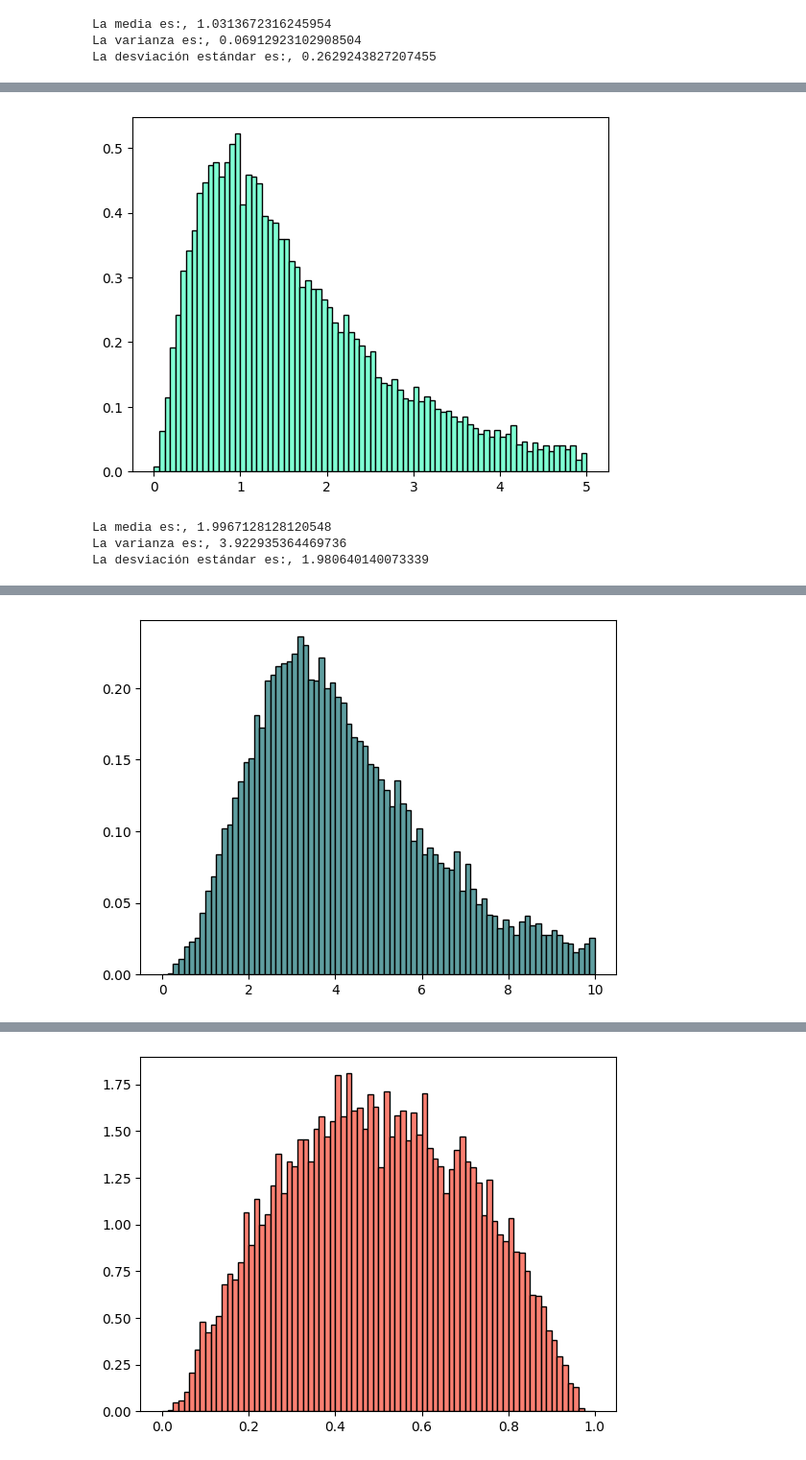
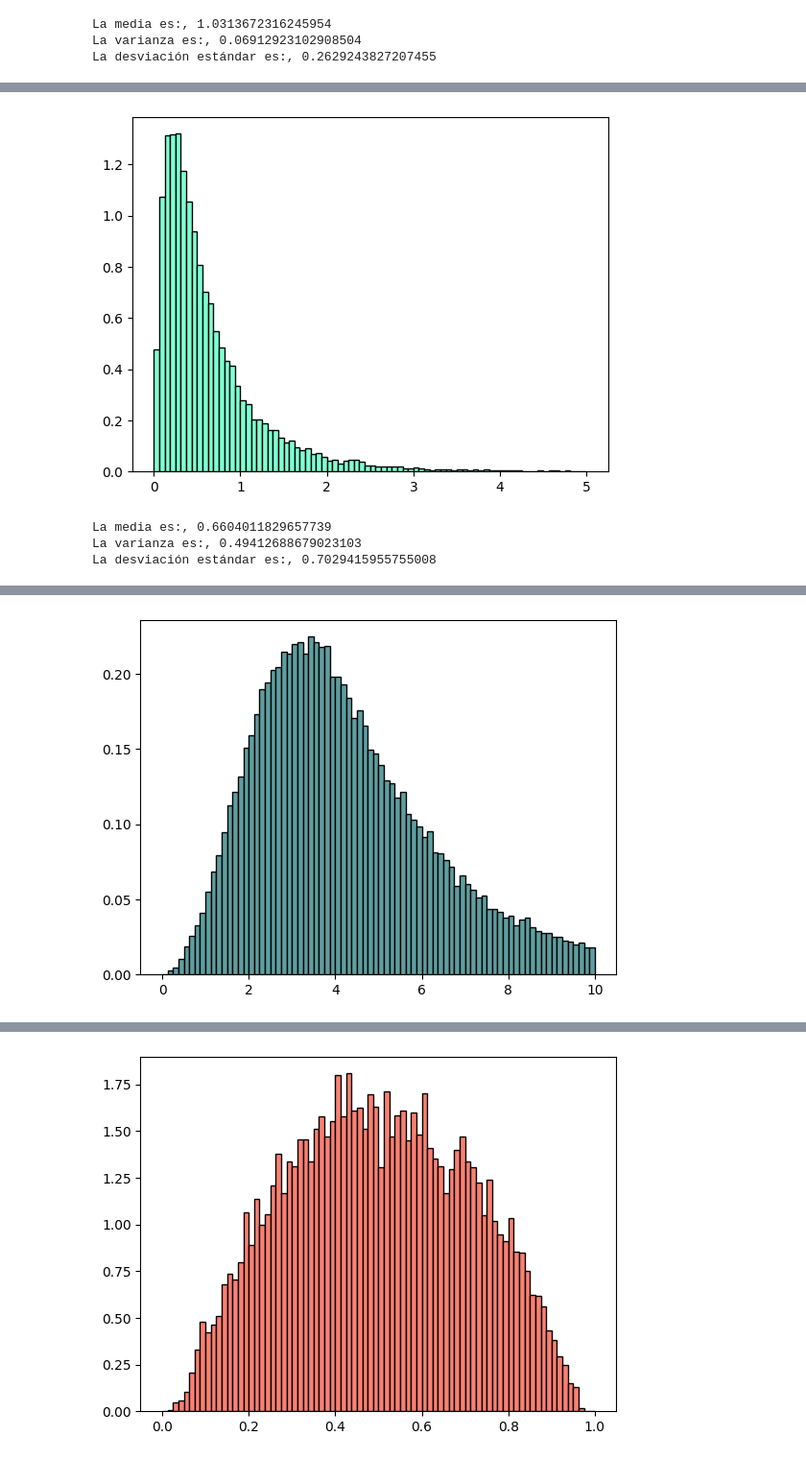
Before and after one commit to Andrea-24744/Simulaci-n-1, a Jupyter notebook: Catálogo_completo.ipynb, the cells around one changed output, grey strips where cells are left out. Shown at 96% size. Saved outputs shown, nothing was run; the diff lists cells and outputs as text; code cells hidden in the pictures.

```diff
--- a/Catálogo_completo.ipynb
+++ b/Catálogo_completo.ipynb
@@ -797,24 +786,24 @@ Pseudocódigo
 3. Returnar las $x's$
 # %%
 def pear6(alpha_1, alpha_2, beta, n):
-    u1 = np.random.gamma(alpha_1, 1.0, n)
+    u1 = np.random.gamma(alpha_1, 1.0, n)  #Generar dos num. aleatorios con distribución gamma n-veces
     u2 = np.random.gamma(alpha_2, 1.0, n)
 
-    x = beta * (u1 / u2)
+    x = beta * (u1 / u2)    # Definir x
     return x
 
 # Simulación
-ñ_6 = pear6(3, 4,2, 20000)
+ñ_6 = pear6(2, 4,1, 20000)
 plt.hist(ñ_6, bins=80, color='aquamarine', edgecolor='black', density=True, range=(0,5))
 plt.show()
 print("La media es:,", np.mean(ñ_6))
 print("La varianza es:,", np.var(ñ_6))
 print("La desviación estándar es:,", np.std(ñ_6))
 # %% [output]
-[figure, old version]
+[figure, new version]
-La media es:, 1.9967128128120548
-La varianza es:, 3.922935364469736
-La desviación estándar es:, 1.980640140073339
+La media es:, 0.6604011829657739
+La varianza es:, 0.49412688679023103
+La desviación estándar es:, 0.7029415955755008
 # %% [markdown]
 ###**Log-logística**###
 
@@ -865,17 +854,18 @@ Pseudocódigo
 3. Returnar las $x's$
 # %%
 def log_logis(alfa,beta,n):
-  l =[]
+  l =[]                   #Lista vacía
   for i in range(n):
-    U = np.random.uniform()
-    l.append(beta*((U/(1-U))**(1/alfa)))
+    U = np.random.uniform()  # Generar num. aleatorios
+    x = beta*((U/(1-U))**(1/alfa))  # Definir x
+    l.append(x)               # Guardarlas en la lista
   return l
 
-f= log_logis(3,4,10000)
+f= log_logis(3,4,80000)
 plt.hist(f, bins=80, color='cadetblue', edgecolor='black', density=True, range=(0,10))
 plt.show()
 # %% [output]
-[figure, old version]
+[figure, new version]
 # %% [markdown]
 ###**Johnson SB**###
 
```
Also changed, not shown: parts of 11 cells of this notebook.
